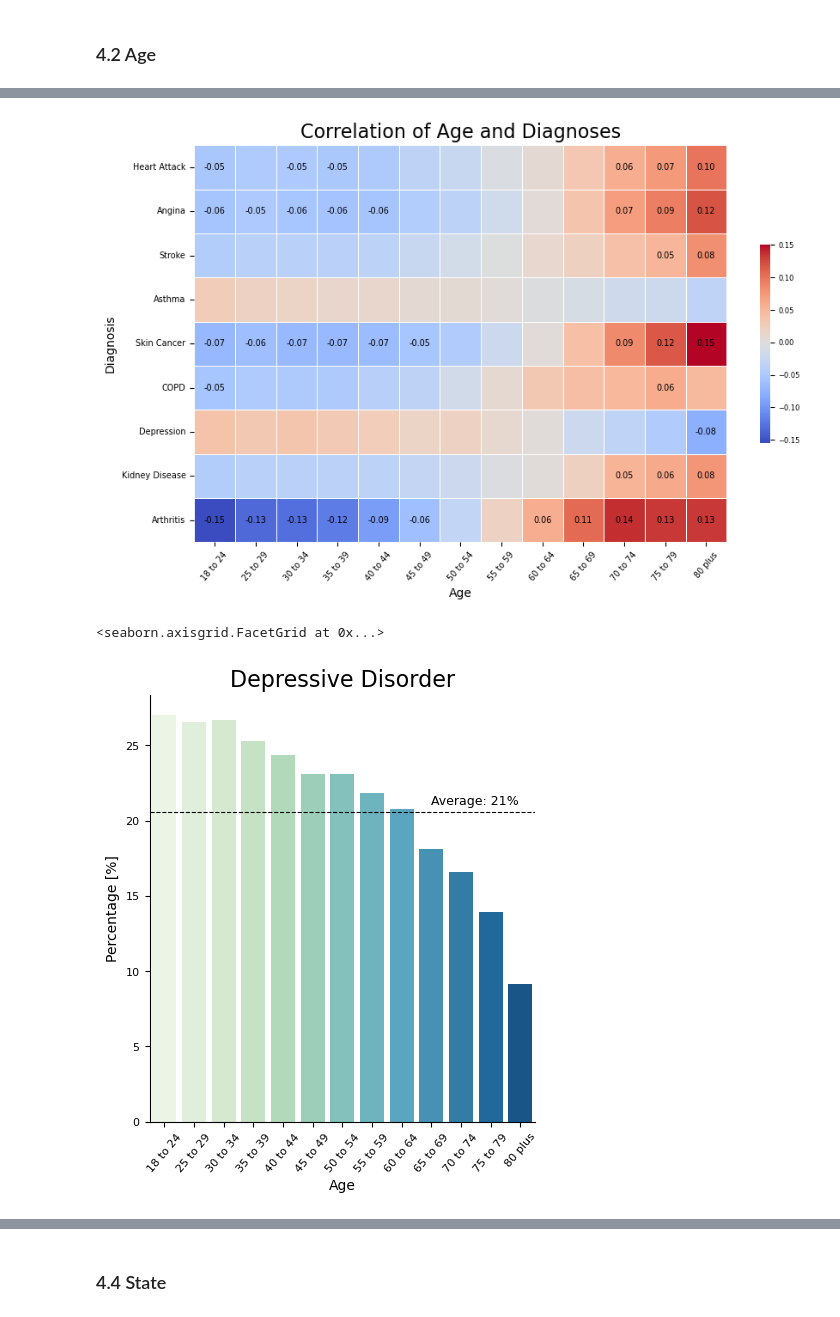
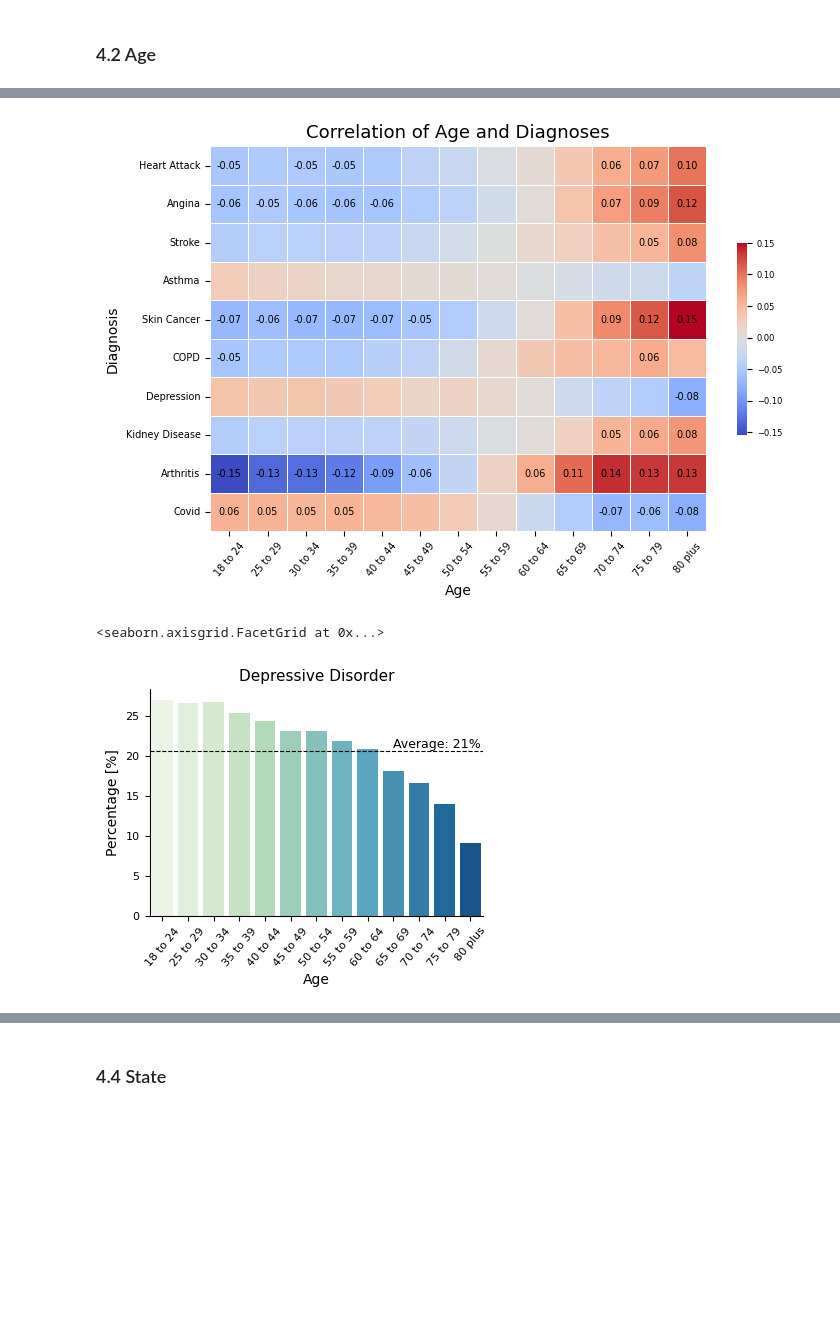
Before and after one commit to Thymin3/Heart-Disease-EDA-and-Visualization, a Jupyter notebook: Heart Disease EDA and Visualization.ipynb, the cells around one changed output, grey strips where cells are left out. Cells and saved outputs as stored; diff of their text form; code cells hidden in the pictures; blank space fills up the shorter version.

```diff
--- a/Heart Disease EDA and Visualization.ipynb
+++ b/Heart Disease EDA and Visualization.ipynb
@@ -507,7 +513,7 @@ corr_matrix_subset = corr_matrix.loc[columns_to_display, rows_to_display]
 filtered_corr_matrix = filter_matrix(corr_matrix_subset, -0.99, -0.05, 0.05, 0.99)
 
 # Defining figure size
-plt.figure(figsize=(10, 6))
+plt.figure(figsize=(8, 5))
 
 # Creating heatmap
 fig = sns.heatmap(corr_matrix_subset,
@@ -520,9 +526,9 @@ fig = sns.heatmap(corr_matrix_subset,
             )
 
 # Adding lables
-plt.title("Correlation of Age and Diagnoses", fontsize=16)
-plt.xlabel("Age")
-plt.ylabel("Diagnosis")
+plt.title("Correlation of Age and Diagnoses", fontsize=13)
+plt.xlabel("Age", fontsize="medium")
+plt.ylabel("Diagnosis", fontsize="medium")
 
 # Custom tick size
 fig.tick_params(axis='both', which='both', labelsize=7)
@@ -532,39 +538,39 @@ cbar = fig.collections[0].colorbar
 cbar.ax.tick_params(labelsize=6)
 
 # Custom tick names
-fig.set_yticklabels(["Heart Attack", "Angina", "Stroke", "Asthma", "Skin Cancer", "COPD", "Depression", "Kidney Disease", "Arthritis"])
+fig.set_yticklabels(["Heart Attack", "Angina", "Stroke", "Asthma", "Skin Cancer", "COPD", "Depression", "Kidney Disease", "Arthritis", "Covid"])
 fig.set_xticklabels(["18 to 24", "25 to 29", "30 to 34", "35 to 39", "40 to 44", "45 to 49", "50 to 54", "55 to 59", "60 to 64", "65 to 69", "70 to 74", "75 to 79","80 plus"], rotation=50)
 
 # Show plot
 plt.show()
 # %% [output]
-[figure, old version]
+[figure, new version]
 # %%
 # Calculating the ratio of "Yes" to all occurrences for each age category as percentages
 depression_by_age = df_original.groupby("AgeCategory")["HadDepressiveDisorder"].value_counts().unstack()
 depression_by_age["Sum"] = depression_by_age.sum(axis=1)
 
 average_depression_by_age = depression_by_age["Yes"]/depression_by_age["Sum"] * 100
 average_depression_overall = df_original["HadDepressiveDisorder"].value_counts()["Yes"] / len(df_original) * 100
 
 # Merging the calculated averages into the original DataFrame on the "AgeCategory" column
 df_depression = pd.merge(df_original, average_depression_by_age.rename("AverageDepression").reset_index(), on="AgeCategory", how="left")
 
 # Plotting
-fig = sns.catplot(kind="bar", data=df_depression, x="AgeCategory", y="AverageDepression", order=age_category_order, palette= "GnBu")
+fig = sns.catplot(kind="bar", data=df_depression, x="AgeCategory", y="AverageDepression", order=age_category_order, palette= "GnBu", height=3, aspect=1.5)
 plt.axhline(y=average_depression_overall, color="black", linestyle='--', linewidth=0.8)
 
 # Setting lables
-plt.title("Depressive Disorder", fontsize=16)
+plt.title("Depressive Disorder", fontsize=11)
 plt.xlabel("Age")
 plt.ylabel("Percentage [%]")
 plt.xticks(fontsize=ticksize)
 plt.yticks(fontsize=ticksize)
 plt.text(9, average_depression_overall + 0.5, f'Average: {average_depression_overall:.0f}%', fontsize=9)
 fig.set_xticklabels(labels= ["18 to 24", "25 to 29", "30 to 34", "35 to 39", "40 to 44", "45 to 49", "50 to 54", "55 to 59", "60 to 64", "65 to 69", "70 to 74", "75 to 79","80 plus"], rotation=50)
 # %% [output]
 <seaborn.axisgrid.FacetGrid at 0x...>
-[figure, old version]
+[figure, new version]
 # %%
 # Calculating the ratio of "Yes" to all occurrences for each age category as percentages
 asthma_by_age = df_original.groupby("AgeCategory")["HadAsthma"].value_counts().unstack()
```
Also changed, not shown: parts of 35 cells of this notebook, 1 other file.
